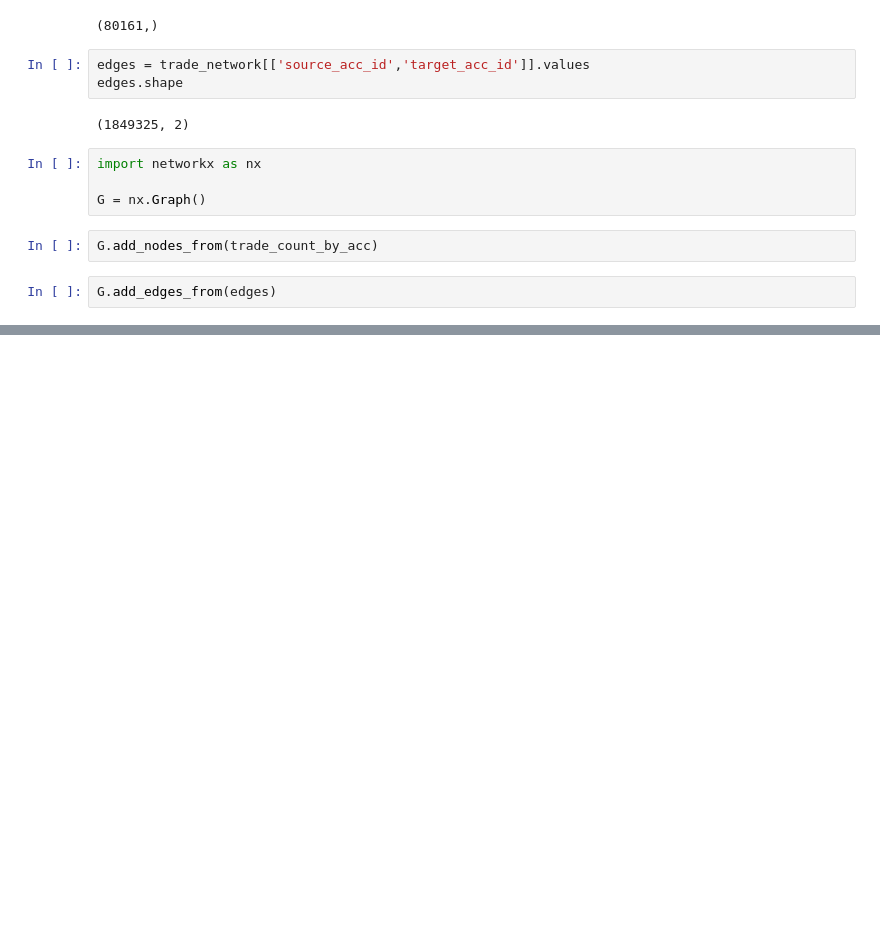
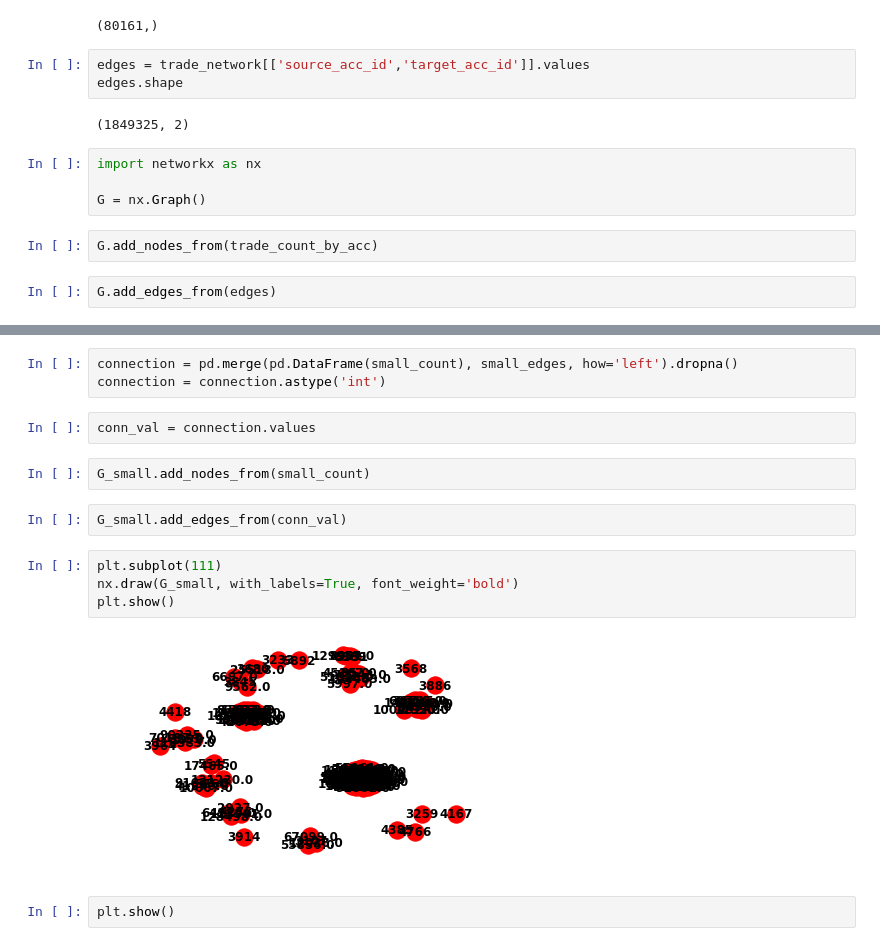
Before and after one commit to mullin-2019bigcontest/Mullin, a Jupyter notebook: Network Analysis.ipynb, the cells around one changed output, grey strips where cells are left out. Cells and saved outputs as stored; diff of their text form; blank space fills up the shorter version.

Commit message:
0826 | Data Analysis & Feature Engineering (#9)
* DA_trade_combat

* 0826_DA_for_merge

* 08_26 | DA_feature_enginnering

```diff
--- a/Network Analysis.ipynb
+++ b/Network Analysis.ipynb
@@ -514,0 +654,17 @@ G.add_edges_from(edges)
+# %%
+connection = pd.merge(pd.DataFrame(small_count), small_edges, how='left').dropna()
+connection = connection.astype('int')
+# %%
+conn_val = connection.values
+# %%
+G_small.add_nodes_from(small_count)
+# %%
+G_small.add_edges_from(conn_val)
+# %%
+plt.subplot(111)
+nx.draw(G_small, with_labels=True, font_weight='bold')
+plt.show()
+# %% [output]
+[figure, added]
+# %%
+plt.show()
```
Also changed, not shown: parts of 30 cells of this notebook, 2 other files.
